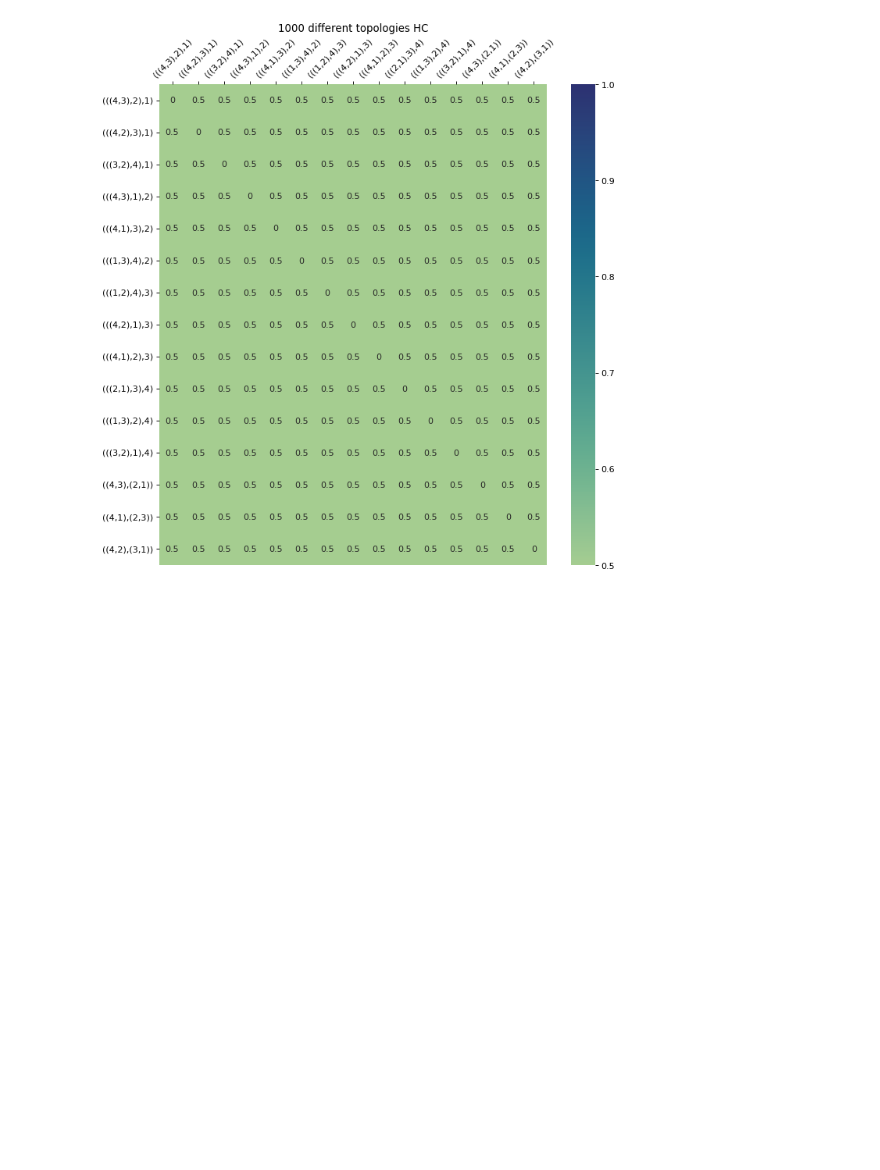
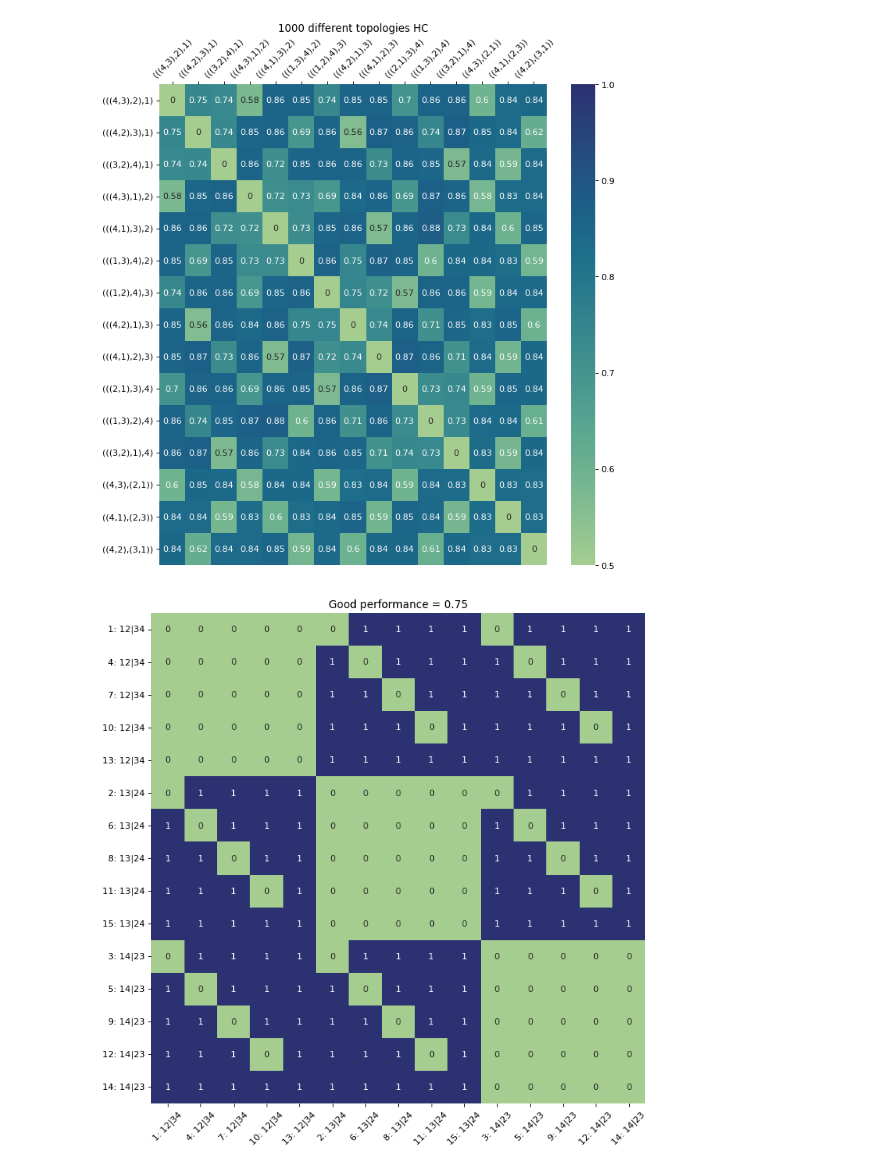
Before and after one commit to solislemuslab/PhyloClustering.jl, a Jupyter notebook: hc-heatmap.ipynb, the cells around one changed output. Cells and saved outputs as stored; diff of their text form; code cells hidden in the pictures; blank space fills up the shorter version.

```diff
--- a/hc-heatmap.ipynb
+++ b/hc-heatmap.ipynb
@@ -61,21 +182,55 @@ plot.tick_params(axis='y', rotation=0)
 # %%
 df = pd.read_csv("./data/hc/hc_4_diff_topo_1000_1.csv")
 accuracy = df.values
 for i in range(99):
     path = "./data/hc/hc_4_diff_topo_1000_" + str(i + 2) + ".csv"
     df = pd.read_csv(path)
     accuracy += df.values
 
 accuracy /= 100
-diff_kmeans_100 = pd.DataFrame(accuracy)
-diff_kmeans_100.columns = trees
-diff_kmeans_100.index = trees
+diff_kmeans_1000 = pd.DataFrame(accuracy)
+diff_kmeans_1000.columns = trees
+diff_kmeans_1000.index = trees
 
 plt.figure(figsize=(10,10), dpi=80)
 plt.title('1000 different topologies HC')
-plot = sns.heatmap(diff_kmeans_100, annot=True, cmap="crest",vmin = 0.5, vmax = 1);
+plot = sns.heatmap(diff_kmeans_1000, annot=True, cmap="crest",vmin = 0.5, vmax = 1);
 plot.xaxis.tick_top()
 plot.tick_params(axis='x', rotation=45)
 plot.tick_params(axis='y', rotation=0)
+
+
+result_kmeans = diff_kmeans_1000.to_numpy()
+all_comb = list(combinations(range(0,15),2))
+good_kmeans_75 = []
+
+for comb in all_comb:
+    i = comb[0]
+    j = comb[1]
+    pair = (i+1,j+1)
+
+    if result_kmeans[i,j] >= 0.75:
+        good_kmeans_75.append(pair)
+
+matrix_75 = [[0 for x in range(15)] for y in range(15)]
+
+for pair in good_kmeans_75:
+    i = pair[0] - 1
+    j = pair[1] - 1
+    matrix_75[i][j] += 1
+    matrix_75[j][i] += 1
+
+matrix_75 = pd.DataFrame(matrix_75)
+matrix_75.columns = unrooted
+matrix_75.index = unrooted
+matrix_75 = matrix_75.reindex(newIdx)
+matrix_75 = matrix_75.reindex(columns = newIdx)
+
+plt.figure(figsize=(10,10), dpi=80)
+plt.title('Good performance = 0.75')
+plot = sns.heatmap(matrix_75, annot=True, cmap="crest", cbar = False)
+plot.tick_params(axis='x', rotation=45)
+plot.tick_params(axis='y', rotation=0)
 # %% [output]
-[figure, old version]
+[figure, new version]
+[figure, added]
```
Also changed, not shown: parts of 5 cells of this notebook, 2 other files.
